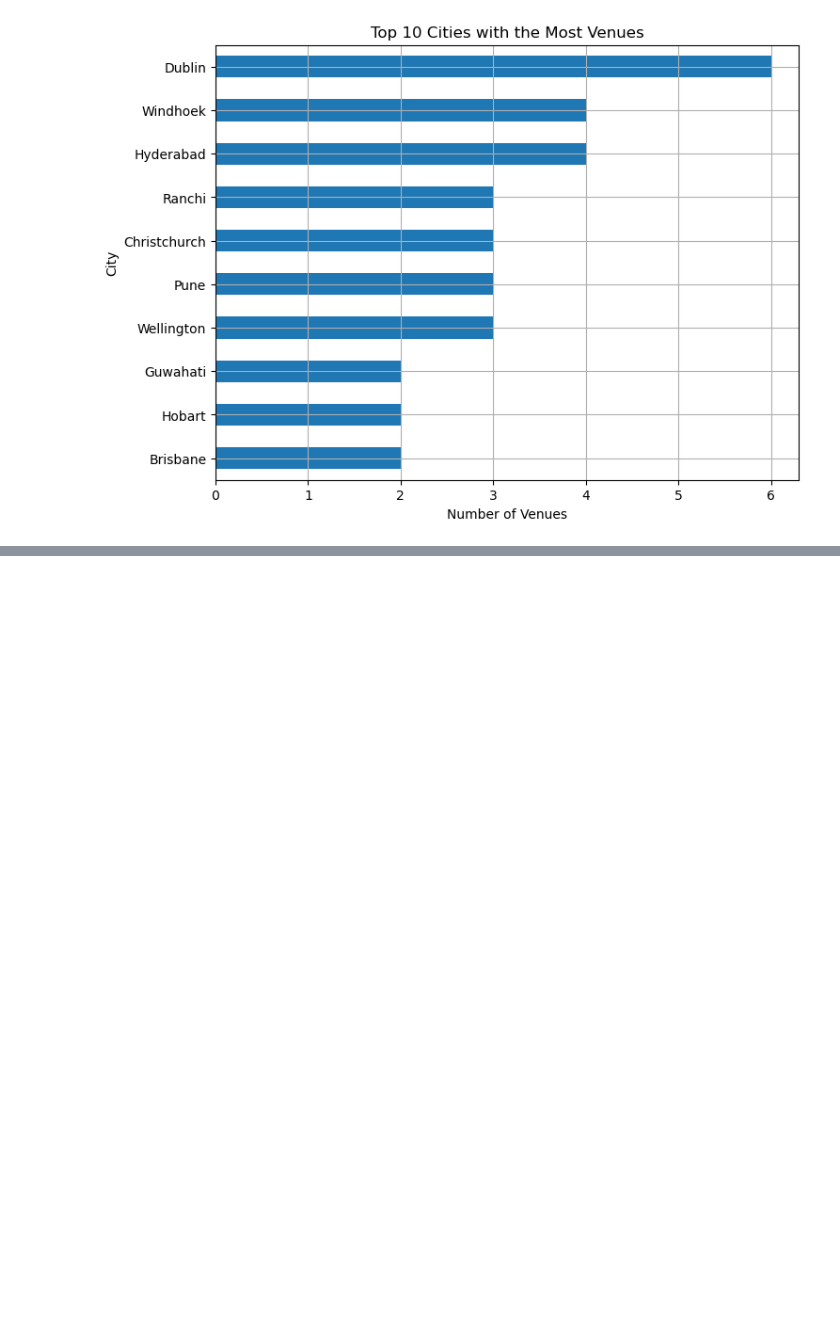
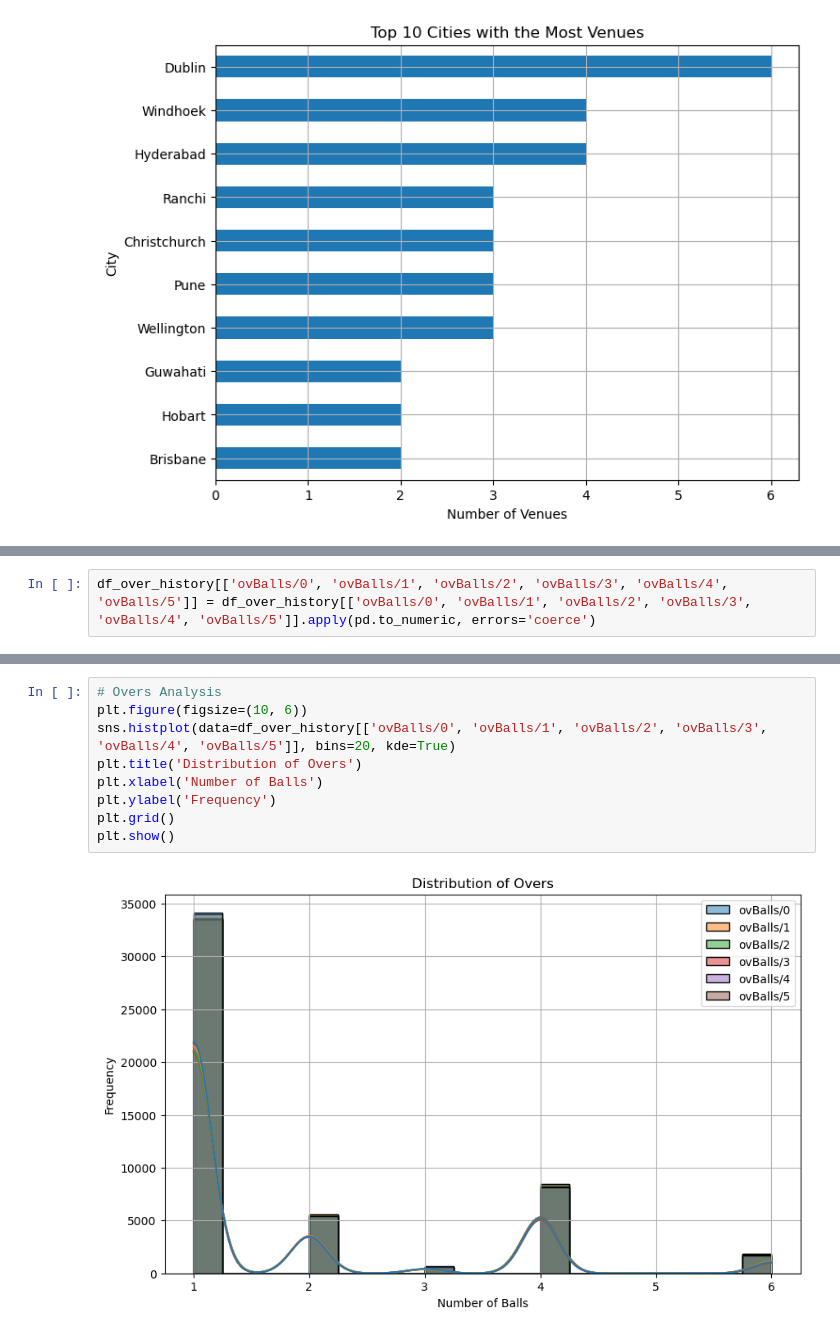
Before and after one commit to hassaanhameed786/Exploring-the-Cricket-World-Cup-An-EDA-Journey, a Jupyter notebook: notebooks/eda_on ICC_wordl_cup.ipynb, the cells around one changed output, grey strips where cells are left out. Cells and saved outputs as stored; diff of their text form; blank space fills up the shorter version.

```diff
--- a/notebooks/eda_on ICC_wordl_cup.ipynb
+++ b/notebooks/eda_on ICC_wordl_cup.ipynb
@@ -752,0 +823,2 @@ plt.show()
+# %%
+df_over_history[['ovBalls/0', 'ovBalls/1', 'ovBalls/2', 'ovBalls/3', 'ovBalls/4', 'ovBalls/5']] = df_over_history[['ovBalls/0', 'ovBalls/1', 'ovBalls/2', 'ovBalls/3', 'ovBalls/4', 'ovBalls/5']].apply(pd.to_numeric, errors='coerce')
@@ -752,0 +838,11 @@ plt.show()
+# %%
+# Overs Analysis
+plt.figure(figsize=(10, 6))
+sns.histplot(data=df_over_history[['ovBalls/0', 'ovBalls/1', 'ovBalls/2', 'ovBalls/3', 'ovBalls/4', 'ovBalls/5']], bins=20, kde=True)
+plt.title('Distribution of Overs')
+plt.xlabel('Number of Balls')
+plt.ylabel('Frequency')
+plt.grid()
+plt.show()
+# %% [output]
+[figure, added]
```
Also changed, not shown: parts of 28 cells of this notebook, 10 other files.
